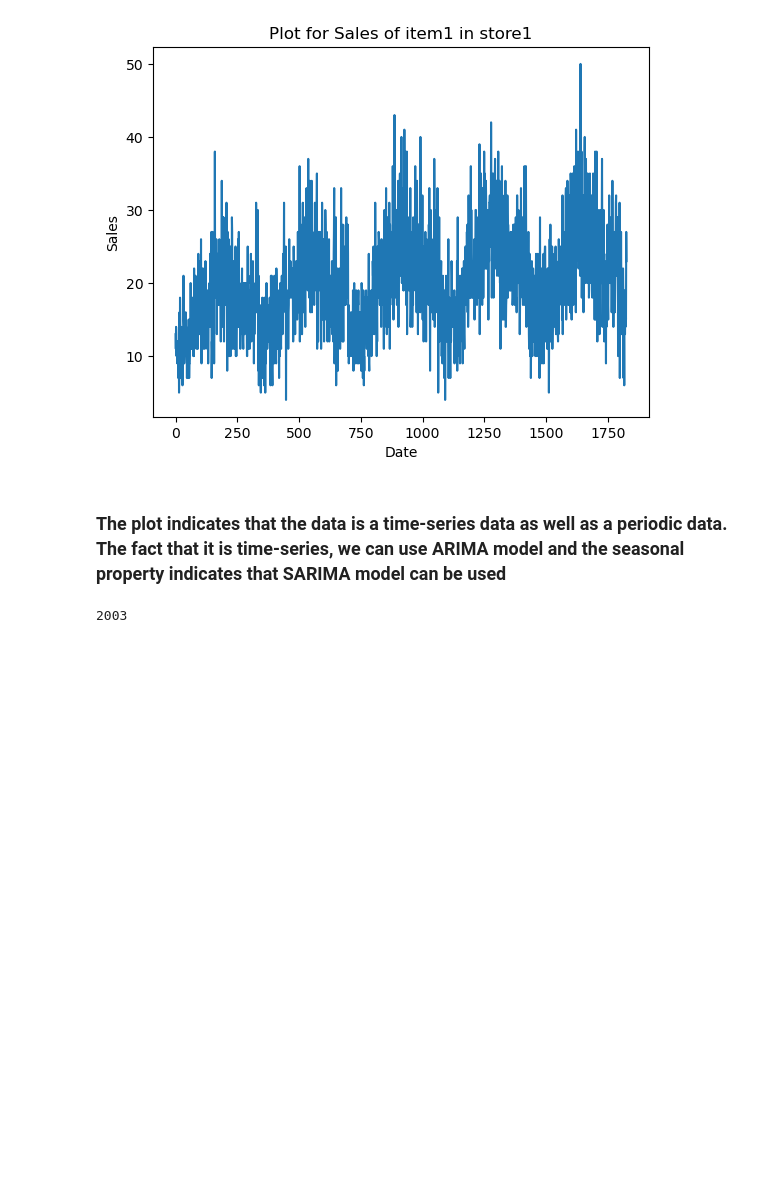
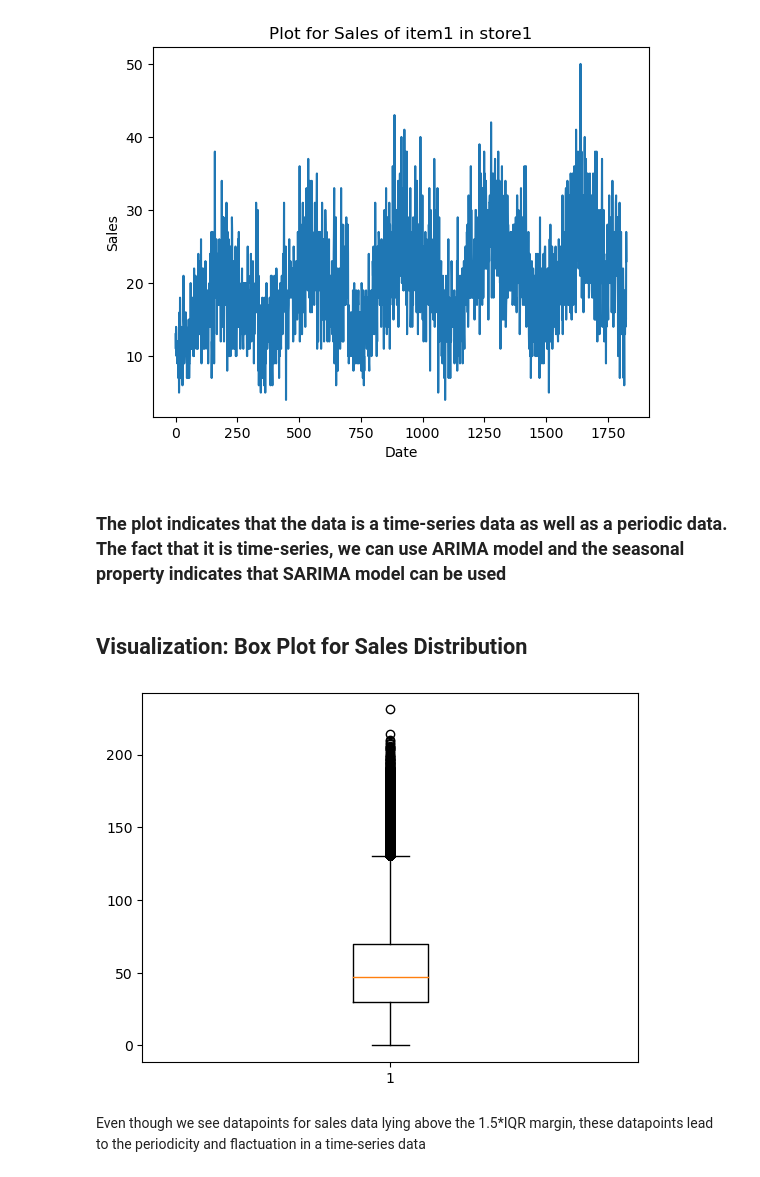
Before and after one commit to Hari10Kesav/ML-User-Interface, a Jupyter notebook: Preprocessing_Notebooks/Preprocessing.ipynb, the cells around one changed output. Saved outputs shown, nothing was run; the diff lists cells and outputs as text; code cells hidden in the pictures; blank space fills up the shorter version.

Commit message:
Visualization -2 : boxplot

```diff
--- a/Preprocessing_Notebooks/Preprocessing.ipynb
+++ b/Preprocessing_Notebooks/Preprocessing.ipynb
@@ -82,8 +84,12 @@ plt.show()
 [figure]
 # %% [markdown]
 ### The plot indicates that the data is a time-series data as well as a periodic data. The fact that it is time-series, we can use ARIMA model and the seasonal property indicates that SARIMA model can be used
-# %%
-str = "2003-07-07"
-print(int(str.split("-")[0]))
-# %% [output]
-2003
+# %% [markdown]
+## Visualization: Box Plot for Sales Distribution
+# %%
+plt.boxplot(total_df["sales"])
+plt.show()
+# %% [output]
+[figure, added]
+# %% [markdown]
+Even though we see datapoints for sales data lying above the 1.5*IQR margin, these datapoints lead to the periodicity and flactuation in a time-series data
```
Also changed, not shown: parts of 1 cell of this notebook.
